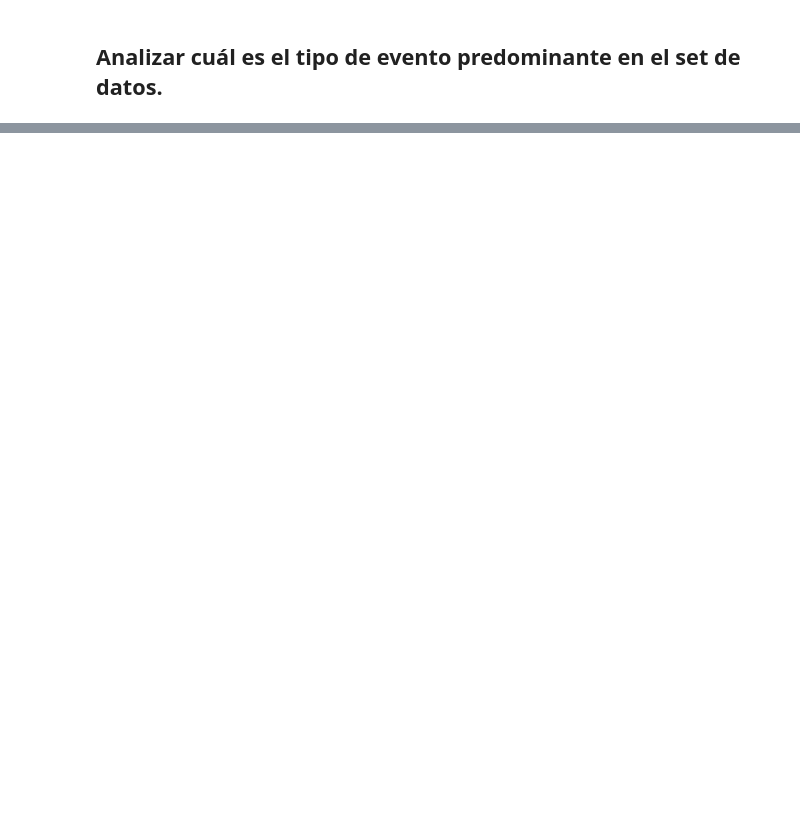
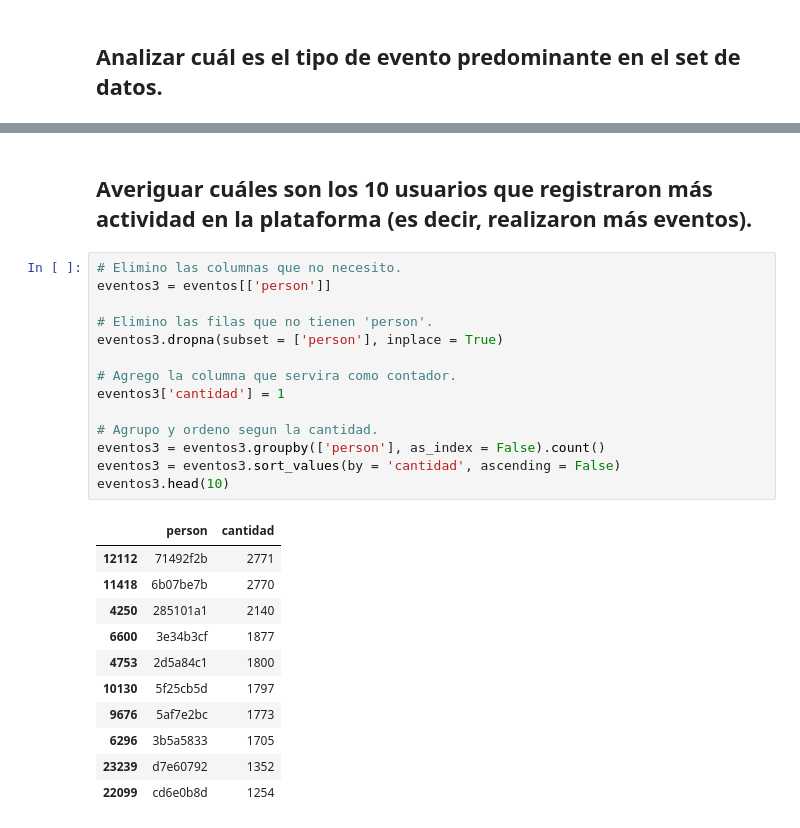
Before and after one commit to GastonMontes/7506-Datos-Finger1, a Jupyter notebook: Finger 1.ipynb, the cells around one changed output, grey strips where cells are left out. Saved outputs shown, nothing was run; the diff lists cells and outputs as text; blank space fills up the shorter version.

```diff
--- a/Finger 1.ipynb
+++ b/Finger 1.ipynb
@@ -77,0 +107,28 @@ plt.show()
+# %% [markdown]
+## Averiguar cuáles son los 10 usuarios que registraron más actividad en la plataforma (es decir, realizaron más eventos).
+# %%
+# Elimino las columnas que no necesito.
+eventos3 = eventos[['person']]
+
+# Elimino las filas que no tienen 'person'.
+eventos3.dropna(subset = ['person'], inplace = True)
+
+# Agrego la columna que servira como contador.
+eventos3['cantidad'] = 1
+
+# Agrupo y ordeno segun la cantidad.
+eventos3 = eventos3.groupby(['person'], as_index = False).count()
+eventos3 = eventos3.sort_values(by = 'cantidad', ascending = False)
+eventos3.head(10)
+# %% [output]
+|  | person | cantidad |
+| 12112 | 71492f2b | 2771 |
+| 11418 | 6b07be7b | 2770 |
+| 4250 | 285101a1 | 2140 |
+| 6600 | 3e34b3cf | 1877 |
+| 4753 | 2d5a84c1 | 1800 |
+| 10130 | 5f25cb5d | 1797 |
+| 9676 | 5af7e2bc | 1773 |
+| 6296 | 3b5a5833 | 1705 |
+| 23239 | d7e60792 | 1352 |
+| 22099 | cd6e0b8d | 1254 |
```
Also changed, not shown: parts of 5 cells of this notebook, 3 other files.
